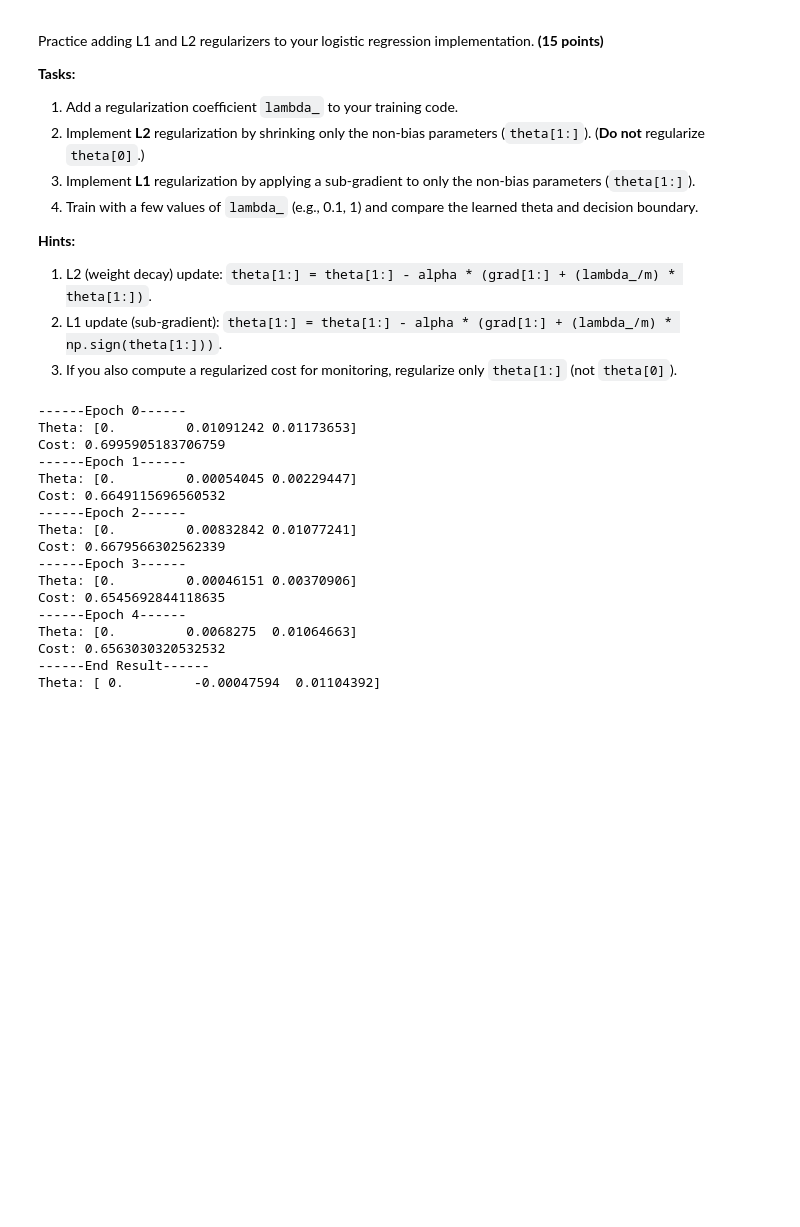
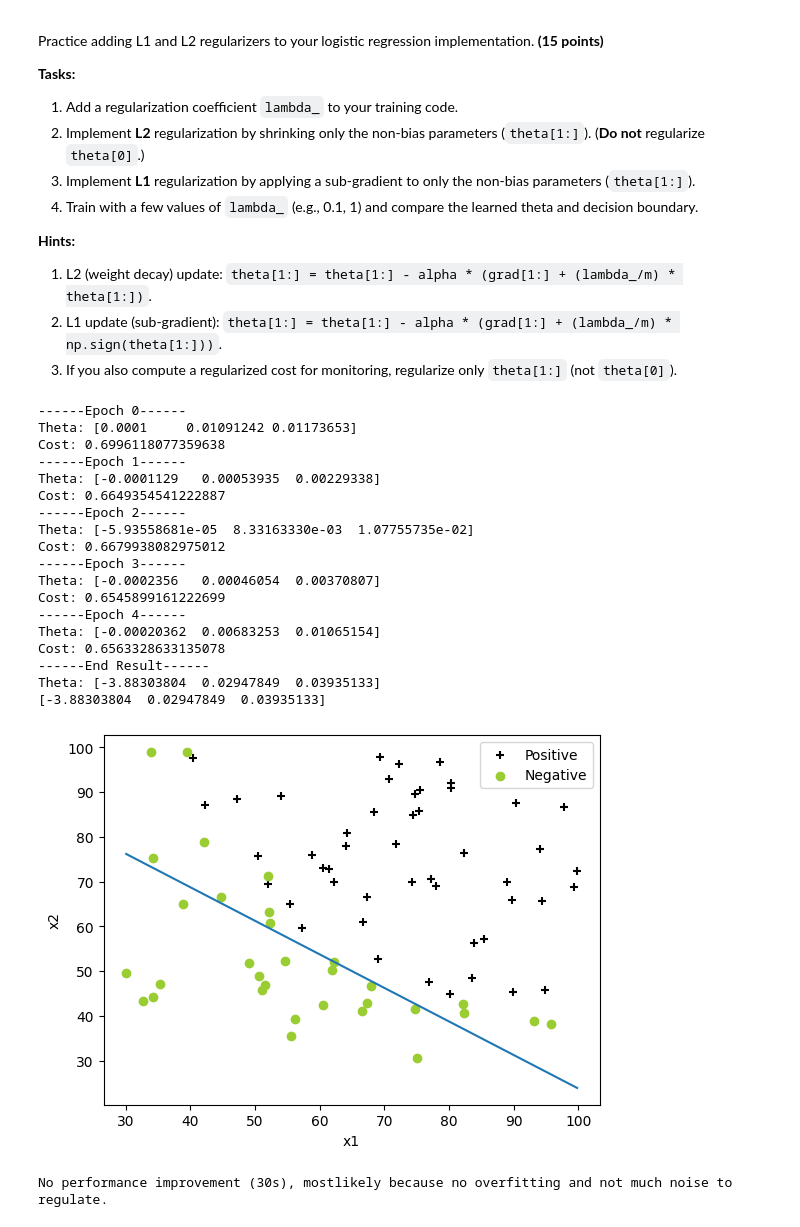
Before and after one commit to jakedog17/COP4630_HW2_Coding_Logistic_Regression, a Jupyter notebook: Homework_02.ipynb, the cells around one changed output. Cells and saved outputs as stored; diff of their text form; code cells hidden in the pictures; blank space fills up the shorter version.

```diff
--- a/Homework_02.ipynb
+++ b/Homework_02.ipynb
@@ -375,50 +375,81 @@ L = 0.001
 
 epochs = 80000
 
-lambda_ = 0.1
+lambda_ = 1
 #restart theta at zero
 theta = np.zeros(3)
 
 #loop through gradient descendent
 for i in range(epochs):
   #grad is finding the theta value
   grad = cal_grad(theta, X, y)
   #times by L for learnign rate of new grad for theta
   ##theta -= L*grad
+  theta[0] -= L*grad[0]
   theta[1:] = theta[1:] - L * (grad[1:] + (lambda_/m) * theta[1:])
   #cost of doing this
   cost = cal_cost(theta, X, y)
 
   #debug strings
   if (i < 5):
 
     print(f"------Epoch {i}------")
     print("Theta:", theta)
     print("Cost:", cost)
 
 #end result
 print(f"------End Result------")
 print("Theta:", theta)
 
 #Execution time similar to before regulation
+
+
+
+# Draw Decision Boundary Here
+plt.scatter(x1_1, x2_1, label='Positive', marker='+', c="black")
+plt.scatter(x1_0, x2_0, label='Negative', c="yellowgreen")
+
+
+plt.xlabel('x1')
+plt.ylabel('x2')
+plt.legend()
+
+print(theta)
+#sigmoid(theta[0]+ x1 * theta[1] + x2* theta[2])
+plot_x1 = np.array([np.min(x1), np.max(x1)])
+
+plot_x2 = -(theta[0] +  plot_x1 * theta[1]) / theta[2]
+plt.plot(plot_x1, plot_x2)
+
+#print(sigmoid(theta[0] + x1 * theta[1] + x2 * theta[2])==0.5)
+#plot_x2 = -(thetas[1] * x1 + thetas[0]) / thetas[2]
+#plt.plot(x1,x2)
+#plt.plot(theta)
+
+plt.show()
+
+print("No performance improvement (30s), mostlikely because no overfitting and not much noise to regulate.")
 # %% [output]
 ------Epoch 0------
-Theta: [0.         0.01091242 0.01173653]
-Cost: 0.6995905183706759
+Theta: [0.0001     0.01091242 0.01173653]
+Cost: 0.6996118077359638
 ------Epoch 1------
-Theta: [0.         0.00054045 0.00229447]
-Cost: 0.6649115696560532
+Theta: [-0.0001129   0.00053935  0.00229338]
+Cost: 0.6649354541222887
 ------Epoch 2------
-Theta: [0.         0.00832842 0.01077241]
-Cost: 0.6679566302562339
+Theta: [-5.93558681e-05  8.33163330e-03  1.07755735e-02]
+Cost: 0.6679938082975012
 ------Epoch 3------
-Theta: [0.         0.00046151 0.00370906]
-Cost: 0.6545692844118635
+Theta: [-0.0002356   0.00046054  0.00370807]
+Cost: 0.6545899161222699
 ------Epoch 4------
-Theta: [0.         0.0068275  0.01064663]
-Cost: 0.6563030320532532
+Theta: [-0.00020362  0.00683253  0.01065154]
+Cost: 0.6563328633135078
 ------End Result------
-Theta: [ 0.         -0.00047594  0.01104392]
+Theta: [-3.88303804  0.02947849  0.03935133]
+[-3.88303804  0.02947849  0.03935133]
+[figure, added]
+No performance improvement (30s), mostlikely because no overfitting and not much noise to regulate.
 # %%
 # Practice: regularize only theta[1:] with L1 and retrain here. Did you observe any improvement in performance? If not, why?
 
```
Also changed, not shown: parts of 1 cell of this notebook.
